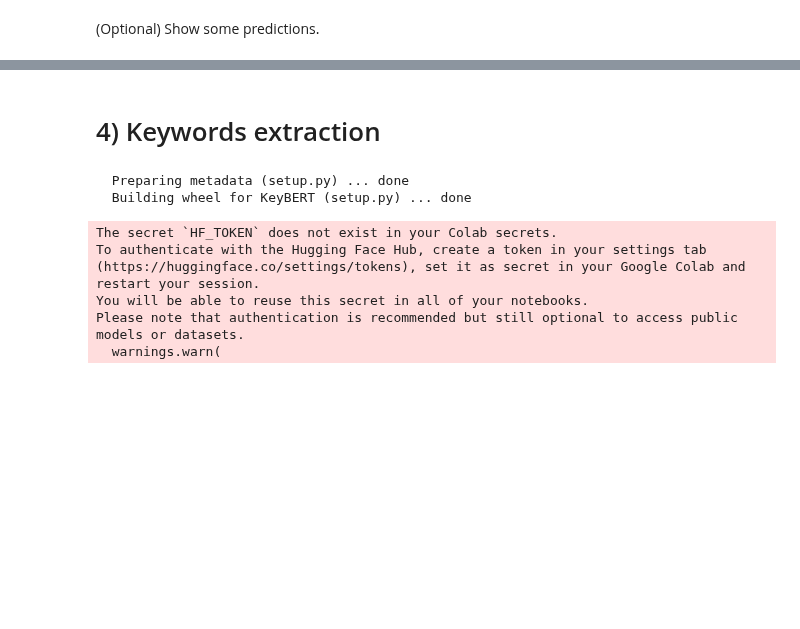
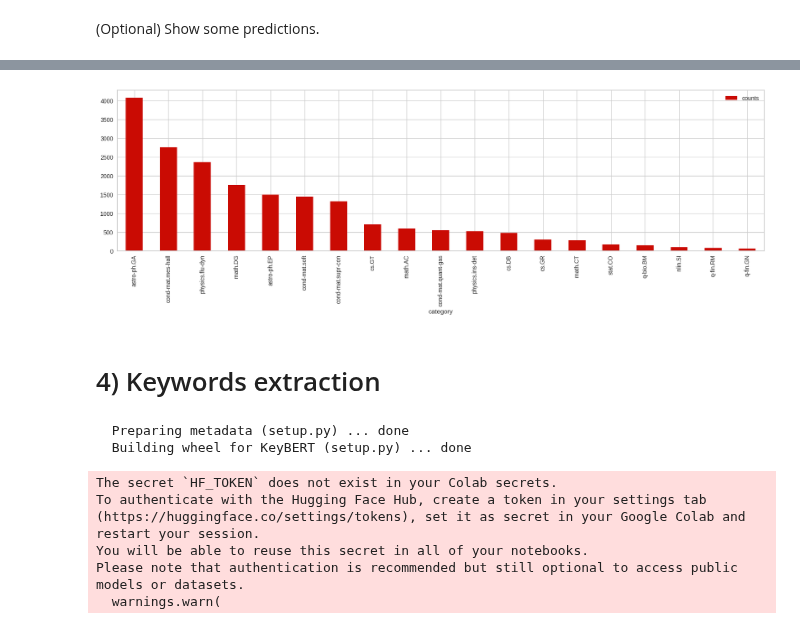
Before and after one commit to auroramugnai/ArXivClassification, a Jupyter notebook: ArXivClassification/category_classification.ipynb, the cells around one changed output, grey strips where cells are left out. Saved outputs shown, nothing was run; the diff lists cells and outputs as text; code cells hidden in the pictures; blank space fills up the shorter version.

```diff
--- a/ArXivClassification/category_classification.ipynb
+++ b/ArXivClassification/category_classification.ipynb
@@ -350,3 +444,10 @@ utils.ROC(classes, y_test, y_score)
+# %%
+# Get single-category occurrences.
+utils.categories_as_lists(df) # take "category" as a column of lists
+df_exp = df.explode("category")
+d = utils.plot_df_counts(df_exp, col="category")
+# %% [output]
+[figure, added]
 # %% [markdown]
 # 4) Keywords extraction
 # %%
```
Also changed, not shown: parts of 13 cells of this notebook.
